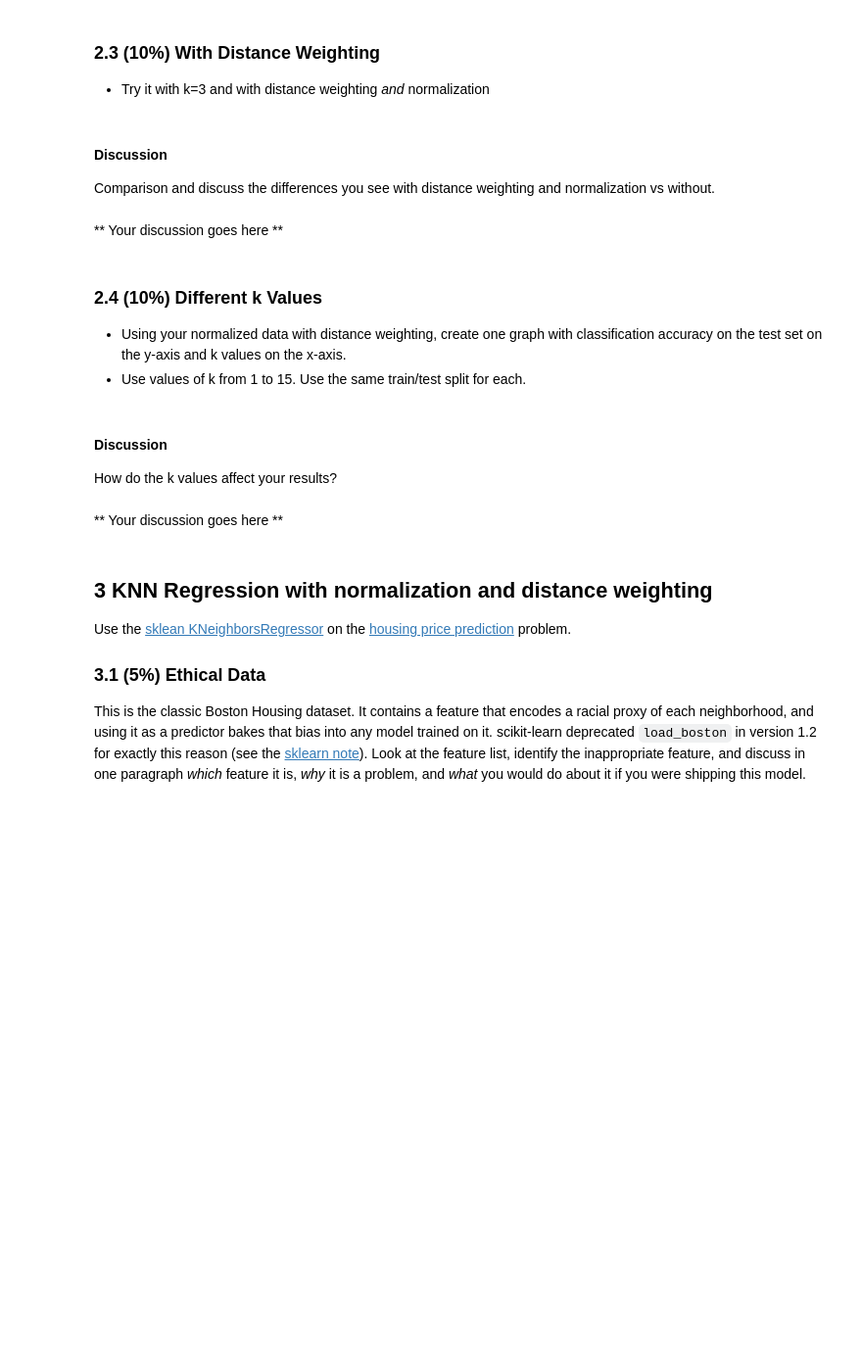
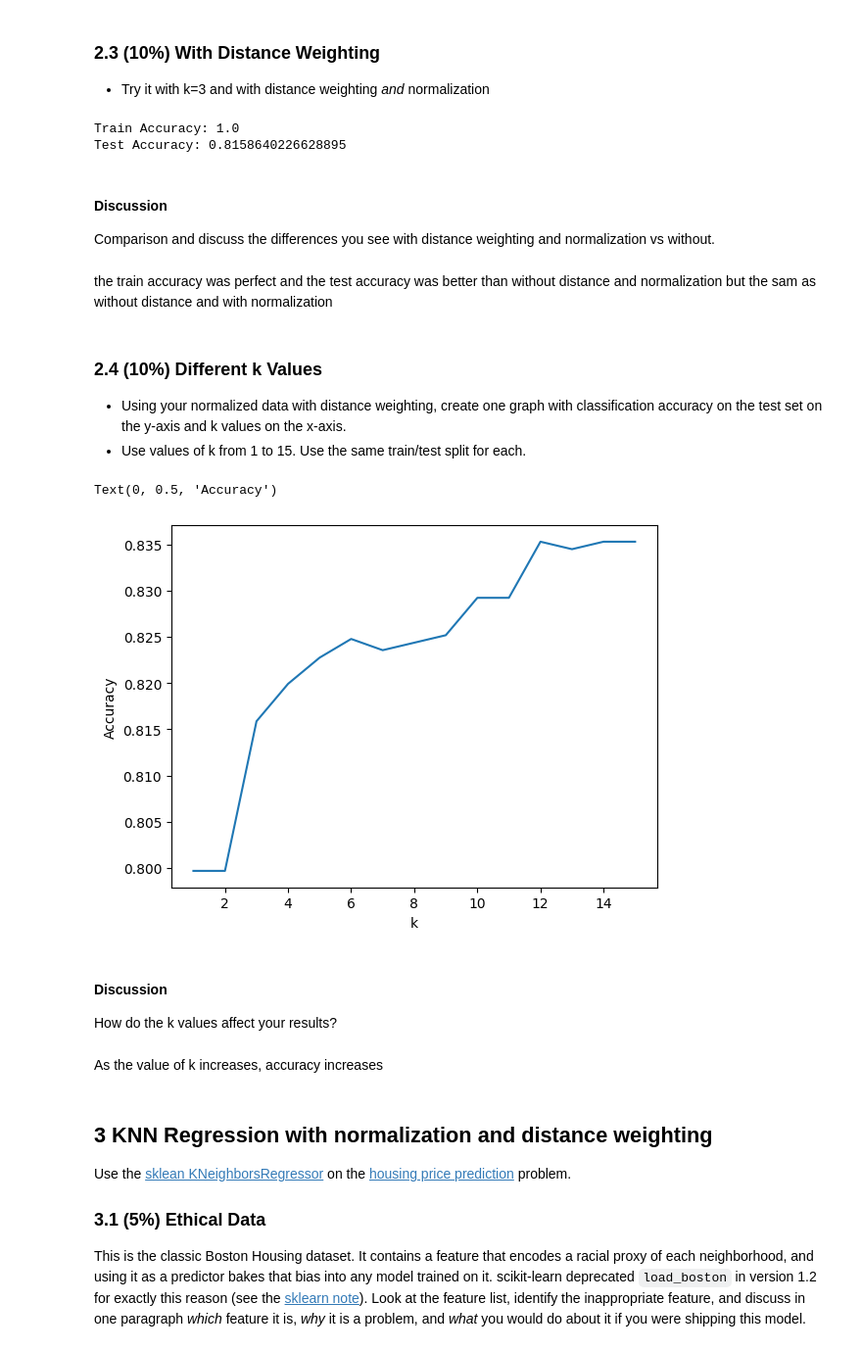
Before and after one commit to lmcnary/-github_issues_page_demo, a Jupyter notebook: KNN Lab.ipynb, the cells around one changed output. Shown at 98% size. Cells and saved outputs as stored; diff of their text form; code cells hidden in the pictures; blank space fills up the shorter version.

```diff
--- a/KNN Lab.ipynb
+++ b/KNN Lab.ipynb
@@ -52,0 +112,16 @@ What did you observe in your results?
+# %%
+# Train/Predict with normalization
+from sklearn.preprocessing import MinMaxScaler
+
+scaler = MinMaxScaler()
+X_train_scaled = scaler.fit_transform(X_train)
+X_test_scaled = scaler.transform(X_test)
+
+knn = KNeighborsClassifier(n_neighbors = 3, weights = 'uniform')
+knn.fit(X_train_scaled, y_train)
+
+train_accuracy = knn.score(X_train_scaled, y_train)
+test_accuracy = knn.score(X_test_scaled, y_test)
+
+print(f"Train Accuracy: {train_accuracy}")
+print(f"Test Accuracy: {test_accuracy}")
@@ -63,8 +139,21 @@ Discuss the results of using normalized data vs. unnormalized data
+# %%
+#Train/Predict with normalization and distance weighting
+knn = KNeighborsClassifier(n_neighbors = 3, weights = 'distance')
+knn.fit(X_train_scaled, y_train)
+
+train_accuracy = knn.score(X_train_scaled, y_train)
+test_accuracy = knn.score(X_test_scaled, y_test)
+
+print(f"Train Accuracy: {train_accuracy}")
+print(f"Test Accuracy: {test_accuracy}")
+# %% [output]
+Train Accuracy: 1.0
+Test Accuracy: 0.8158640226628895
 # %% [markdown]
 #### Discussion
 Comparison and discuss the differences you see with distance weighting and normalization vs without.
-# %% [markdown]
-** Your discussion goes here **
+# %% [markdown]
+the train accuracy was perfect and the test accuracy was better than without distance and normalization but the sam as without distance and with normalization
 # %% [markdown]
 ### 2.4 (10%) Different k Values
 - Using your normalized data with distance weighting, create one graph with classification accuracy on the test set on the y-axis and k values on the x-axis.
@@ -74,8 +161,25 @@ Comparison and discuss the differences you see with distance weighting and norma
+# %%
+# Calculate and Graph classification accuracy vs k values
+accuracies = []
+for k in range(1,16):
+  knn = KNeighborsClassifier(n_neighbors = k, weights = 'distance')
+  knn.fit(X_train_scaled, y_train)
+
+  test_accuracy = knn.score(X_test_scaled, y_test)
+
+  accuracies.append(test_accuracy)
+
+plt.plot(range(1,16), accuracies)
+plt.xlabel('k')
+plt.ylabel('Accuracy')
+# %% [output]
+Text(0, 0.5, 'Accuracy')
+[figure, added]
 # %% [markdown]
 #### Discussion
 How do the k values affect your results?
-# %% [markdown]
-** Your discussion goes here **
+# %% [markdown]
+As the value of k increases, accuracy increases
 # %% [markdown]
 ## 3 KNN Regression with normalization and distance weighting
 
```
Also changed, not shown: parts of 29 cells of this notebook.
